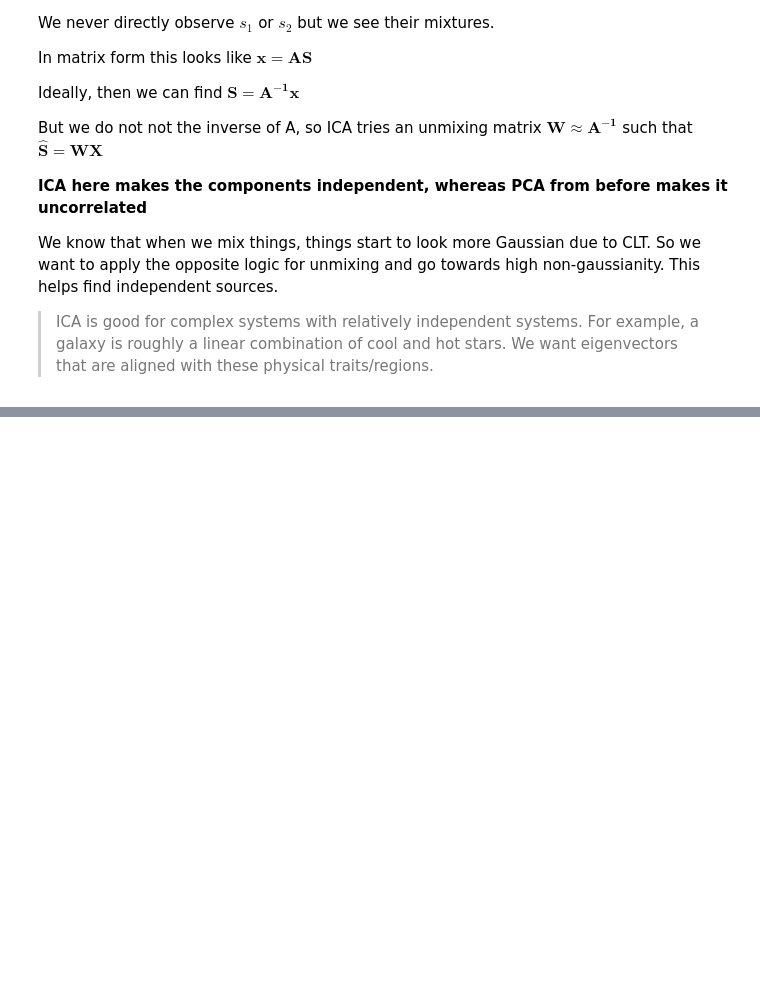
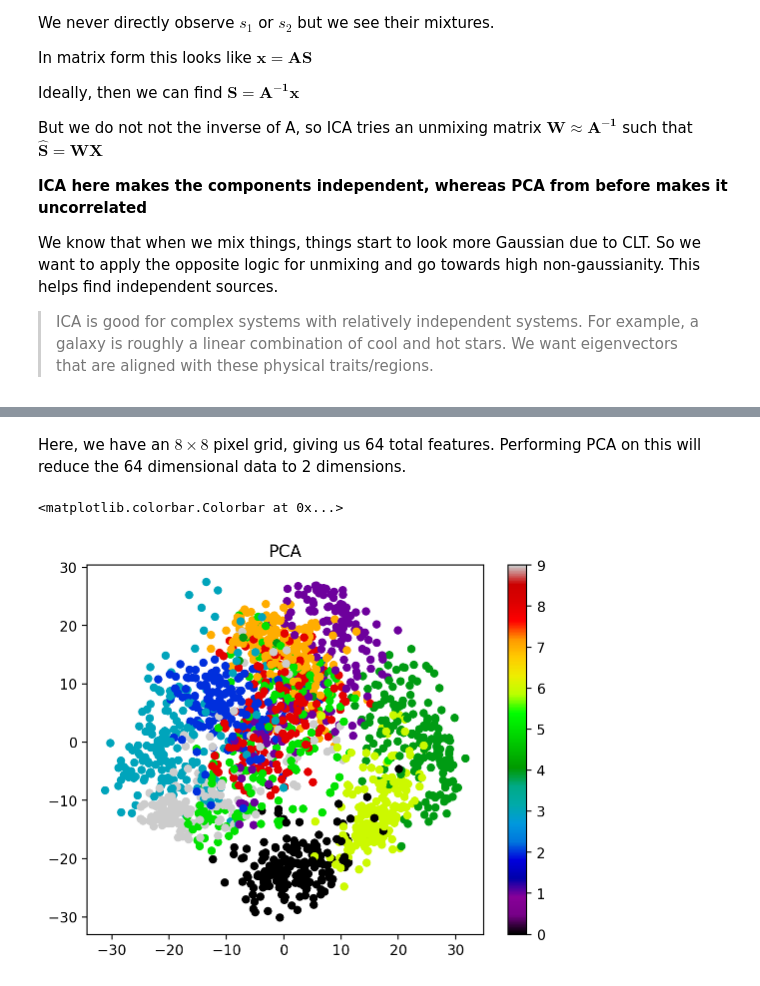
Before and after one commit to Krisneverstaps/computational-astrophysics, a Jupyter notebook: Notebooks/Day19_Dimensionality2.ipynb, the cells around one changed output, grey strips where cells are left out. Saved outputs shown, nothing was run; the diff lists cells and outputs as text; code cells hidden in the pictures; blank space fills up the shorter version.

```diff
--- a/Notebooks/Day19_Dimensionality2.ipynb
+++ b/Notebooks/Day19_Dimensionality2.ipynb
@@ -44,0 +81,13 @@ comp = ica.components_ # 2x5 matrix of independent components
+# %% [markdown]
+Here, we have an $8 \times 8$ pixel grid, giving us 64 total features. Performing PCA on this will reduce the 64 dimensional data to 2 dimensions.
+# %%
+from sklearn.decomposition import PCA
+
+pca = PCA(n_components= 2)
+X_reduced = pca.fit_transform(X)
+plt.scatter(X_reduced[:,0], X_reduced[:,1], c=y, cmap = "nipy_spectral", edgecolors= "None")
+plt.title("PCA")
+plt.colorbar()
+# %% [output]
+<matplotlib.colorbar.Colorbar at 0x...>
+[figure, added]
```
Also changed, not shown: parts of 23 cells of this notebook, 3 other files.
